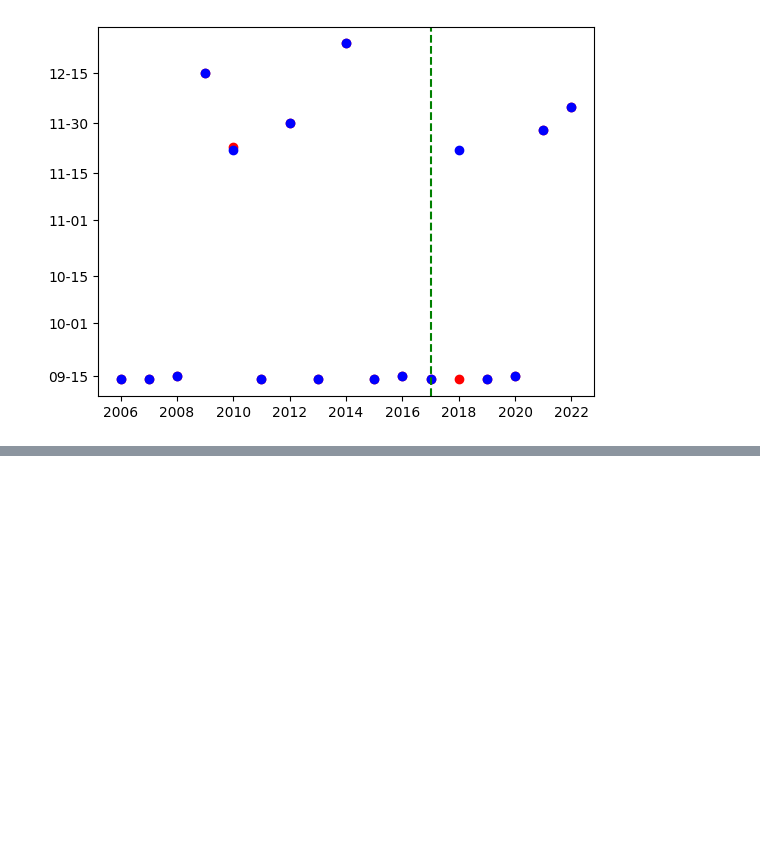
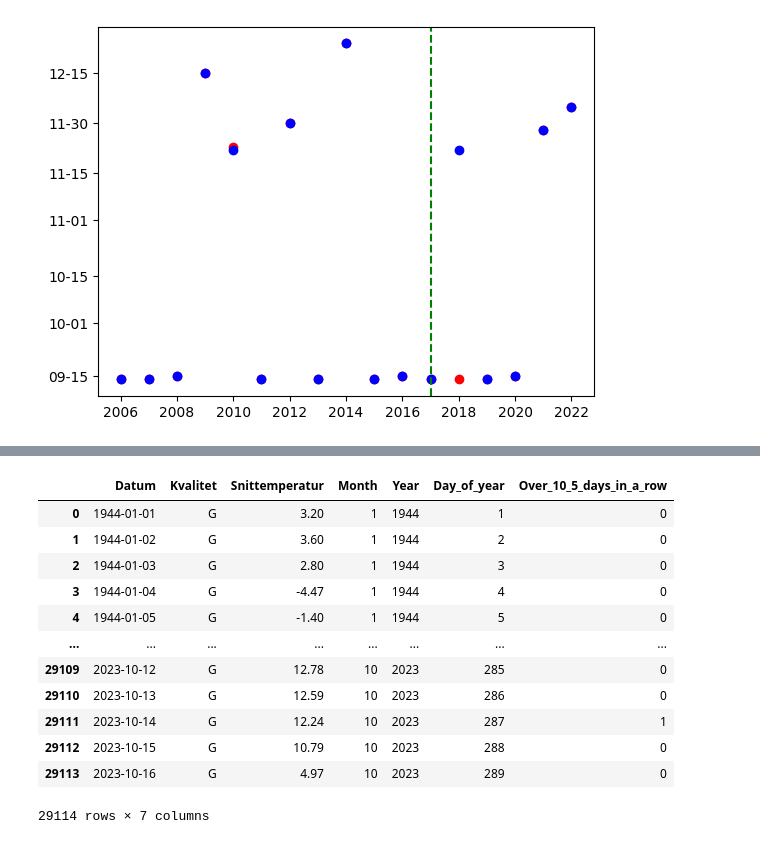
Before and after one commit to msteele919/projectwork, a Jupyter notebook: EDA/plot_adjusted_nonadjusted_temp_winter.ipynb, the cells around one changed output, grey strips where cells are left out. Saved outputs shown, nothing was run; the diff lists cells and outputs as text; code cells hidden in the pictures; blank space fills up the shorter version.

```diff
--- a/EDA/plot_adjusted_nonadjusted_temp_winter.ipynb
+++ b/EDA/plot_adjusted_nonadjusted_temp_winter.ipynb
@@ -254,0 +313,16 @@ plt.show()
+# %%
+pd.read_pickle('../Dataframes/daily_temp_gbg_save_adjusted.pkl')
+# %% [output]
+|  | Datum | Kvalitet | Snittemperatur | Month | Year | Day_of_year | Over_10_5_days_in_a_row |
+| 0 | 1944-01-01 | G | 3.20 | 1 | 1944 | 1 | 0 |
+| 1 | 1944-01-02 | G | 3.60 | 1 | 1944 | 2 | 0 |
+| 2 | 1944-01-03 | G | 2.80 | 1 | 1944 | 3 | 0 |
+| 3 | 1944-01-04 | G | -4.47 | 1 | 1944 | 4 | 0 |
+| 4 | 1944-01-05 | G | -1.40 | 1 | 1944 | 5 | 0 |
+| ... | ... | ... | ... | ... | ... | ... | ... |
+| 29109 | 2023-10-12 | G | 12.78 | 10 | 2023 | 285 | 0 |
+| 29110 | 2023-10-13 | G | 12.59 | 10 | 2023 | 286 | 0 |
+| 29111 | 2023-10-14 | G | 12.24 | 10 | 2023 | 287 | 1 |
+| 29112 | 2023-10-15 | G | 10.79 | 10 | 2023 | 288 | 0 |
+| 29113 | 2023-10-16 | G | 4.97 | 10 | 2023 | 289 | 0 |
+29114 rows × 7 columns
```
Also changed, not shown: parts of 12 cells of this notebook, 5 other files.
